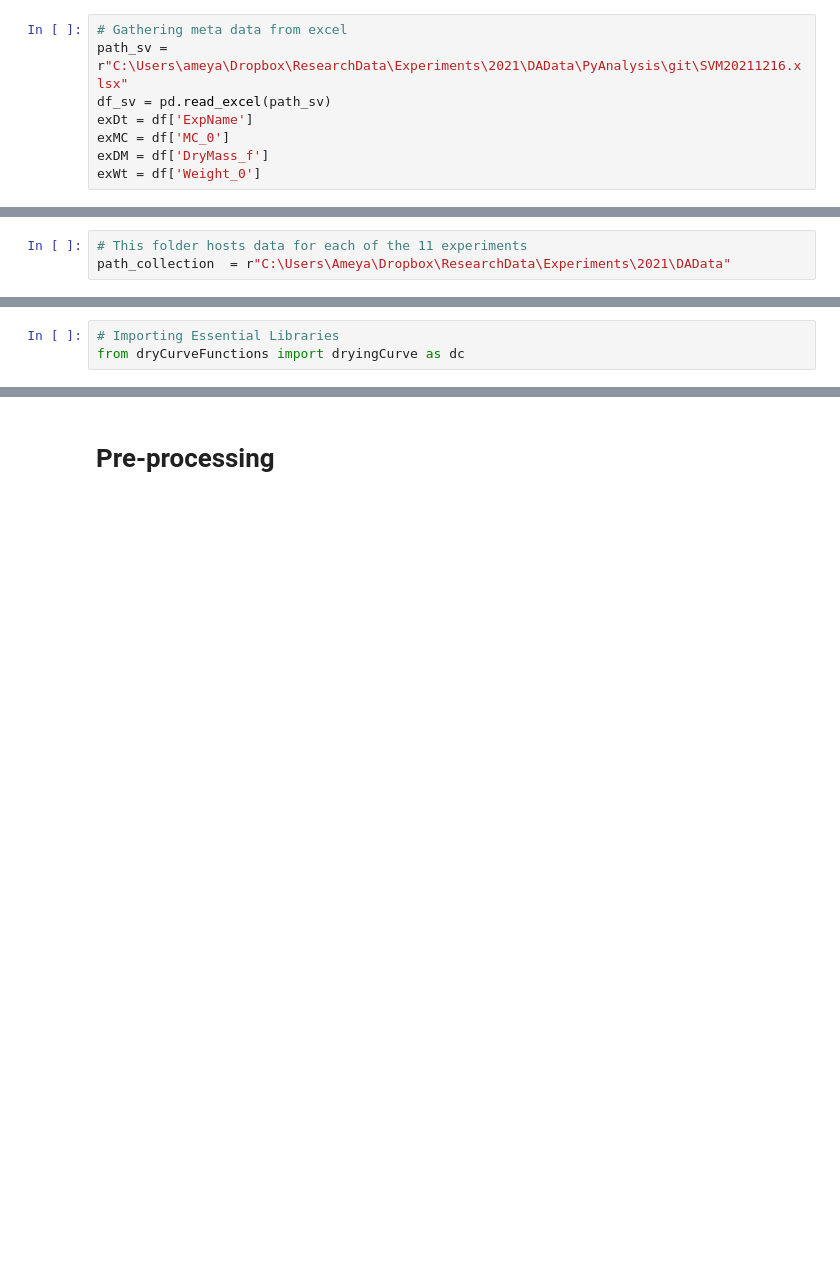
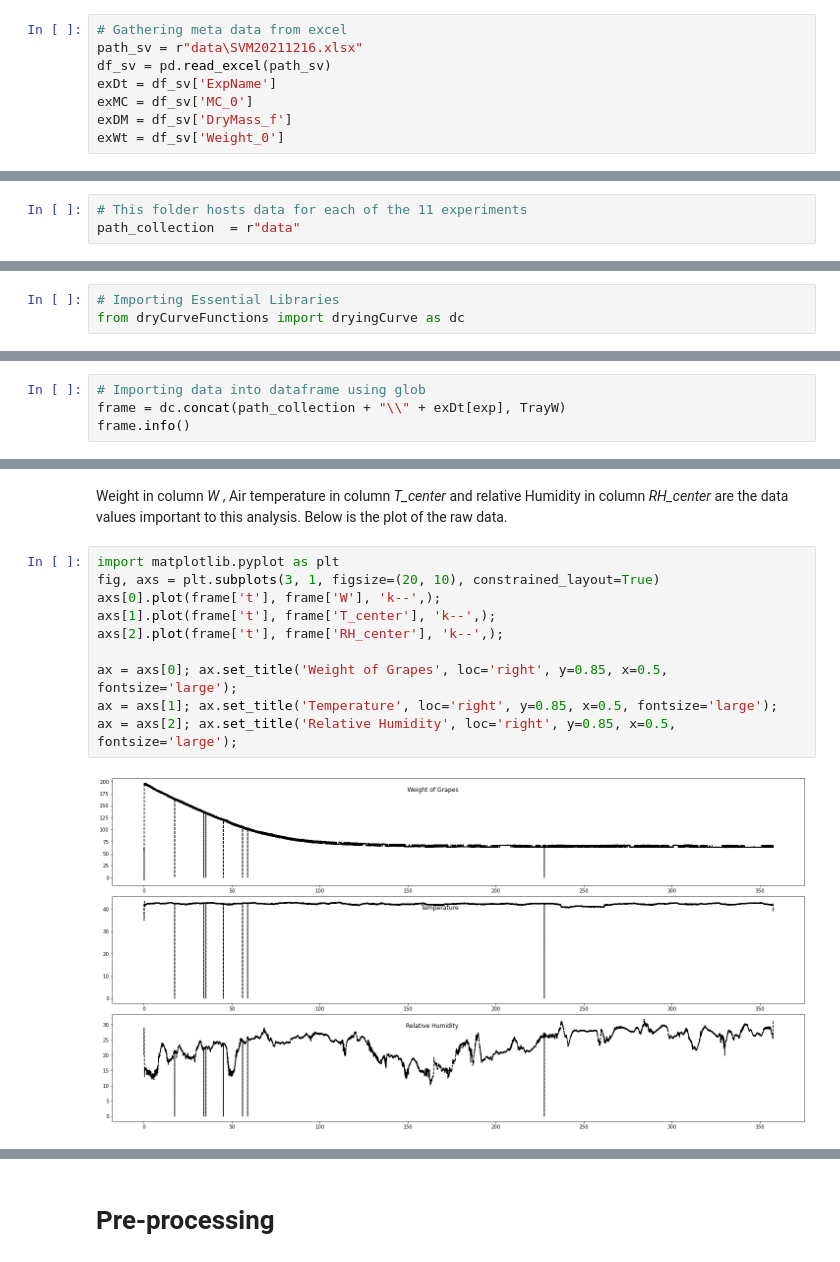
Before and after one commit to ameyak2310/DryingProcessRate_Predictor, a Jupyter notebook: TimeSeriesAnalysis.ipynb, the cells around one changed output, grey strips where cells are left out. Drawn from its saved outputs; the diff is of its cells as text; blank space fills up the shorter version.

Commit message:
adding_images

```diff
--- a/TimeSeriesAnalysis.ipynb
+++ b/TimeSeriesAnalysis.ipynb
@@ -10,12 +10,12 @@ The state vectors and meta data of the numerous experiements in stored in a sepe
 import pandas as pd
 # %%
 # Gathering meta data from excel
-path_sv = r"C:\Users\ameya\Dropbox\ResearchData\Experiments\2021\DAData\PyAnalysis\git\SVM20211216.xlsx"
+path_sv = r"data\SVM20211216.xlsx"
 df_sv = pd.read_excel(path_sv)
-exDt = df['ExpName']
-exMC = df['MC_0']
-exDM = df['DryMass_f']
-exWt = df['Weight_0']
+exDt = df_sv['ExpName']
+exMC = df_sv['MC_0']
+exDM = df_sv['DryMass_f']
+exWt = df_sv['Weight_0']
 # %%
 df_sv.head(5)
 # %% [output]
@@ -55,6 +55,6 @@ memory usage: 2.1+ KB
 # %%
 # This folder hosts data for each of the 11 experiments
-path_collection  = r"C:\Users\Ameya\Dropbox\ResearchData\Experiments\2021\DAData"
+path_collection  = r"data"
 # %% [markdown]
 Each folder contains csv files created by the data logger. Every hour new file is created for ease of handling. Experiments are are run upto 10 days, and approximately 240 files are created. These files are collected in seperate folders for each experiments.
 ***
@@ -80,0 +88,4 @@ print("Initial Wt (grams) = ", round(exWt[exp],3))
+# %%
+# Importing data into dataframe using glob
+frame = dc.concat(path_collection + "\\" + exDt[exp], TrayW)
+frame.info()
@@ -82,0 +132,14 @@ print("Initial Wt (grams) = ", round(exWt[exp],3))
+# %% [markdown]
+Weight in column _W_ , Air temperature in column _T_center_ and relative Humidity in column _RH_center_ are the data values important to this analysis. Below is the plot of the raw data.
+# %%
+import matplotlib.pyplot as plt
+fig, axs = plt.subplots(3, 1, figsize=(20, 10), constrained_layout=True)
+axs[0].plot(frame['t'], frame['W'], 'k--',);
+axs[1].plot(frame['t'], frame['T_center'], 'k--',);
+axs[2].plot(frame['t'], frame['RH_center'], 'k--',);
+
+ax = axs[0]; ax.set_title('Weight of Grapes', loc='right', y=0.85, x=0.5, fontsize='large');
+ax = axs[1]; ax.set_title('Temperature', loc='right', y=0.85, x=0.5, fontsize='large');
+ax = axs[2]; ax.set_title('Relative Humidity', loc='right', y=0.85, x=0.5, fontsize='large');
+# %% [output]
+[figure, added]
```
Also changed, not shown: parts of 15 cells of this notebook, 4 other files.
